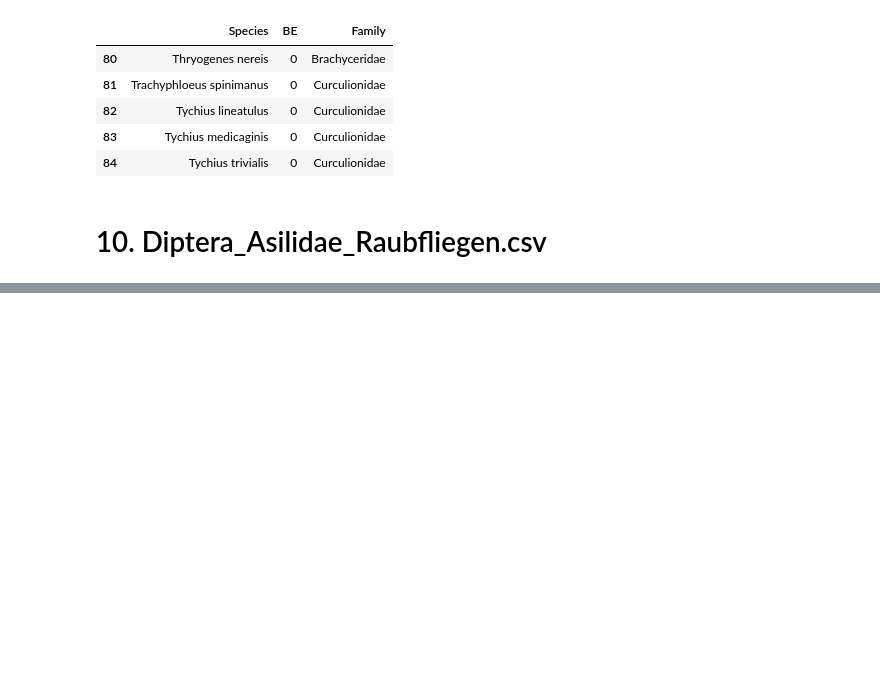
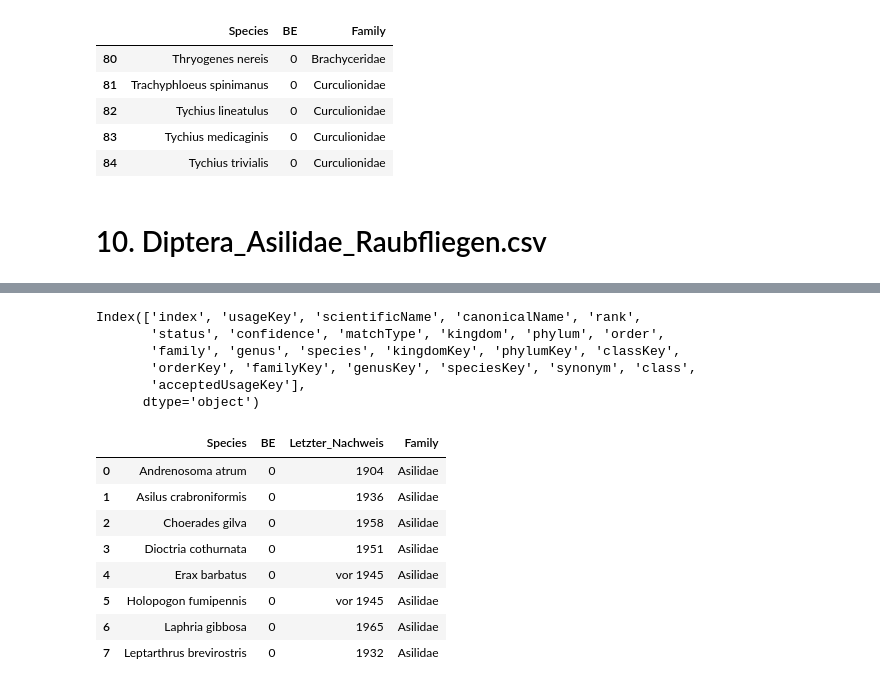
Before and after one commit to Zzzhenya/Berlin-red-list, a Jupyter notebook: Transformation/Raw_csv/Insecta.ipynb, the cells around one changed output, grey strips where cells are left out. Saved outputs shown, nothing was run; the diff lists cells and outputs as text; code cells hidden in the pictures; blank space fills up the shorter version.

```diff
--- a/Transformation/Raw_csv/Insecta.ipynb
+++ b/Transformation/Raw_csv/Insecta.ipynb
@@ -1421,0 +1449,7 @@ df.head()
+# %%
+# Editing species column based on binomial nomenclature
+
+df1 = df.Species.str.split(pat=" ", n = 3, expand = True)
+df1
+df.Species = df1[0].str.cat(df1[1], sep = " ")
+df
@@ -1421,0 +1466,31 @@ df.head()
+# %%
+# Creating a dictionary and extracting GBIF data
+d = {}
+
+for i in df.Species:
+   d[i] = species.name_backbone(name=str(i), kingdom='animals')
+# %%
+gbif_data = pd.DataFrame.from_dict(d, orient = "index")
+gbif_data.reset_index(inplace = True)
+gbif_data.columns
+# %% [output]
+Index(['index', 'usageKey', 'scientificName', 'canonicalName', 'rank',
+       'status', 'confidence', 'matchType', 'kingdom', 'phylum', 'order',
+       'family', 'genus', 'species', 'kingdomKey', 'phylumKey', 'classKey',
+       'orderKey', 'familyKey', 'genusKey', 'speciesKey', 'synonym', 'class',
+       'acceptedUsageKey'],
+      dtype='object')
+# %%
+df["Family"] = gbif_data["family"]
+# %%
+df
+# %% [output]
+|  | Species | BE | Letzter_Nachweis | Family |
+| 0 | Andrenosoma atrum | 0 | 1904 | Asilidae |
+| 1 | Asilus crabroniformis | 0 | 1936 | Asilidae |
+| 2 | Choerades gilva | 0 | 1958 | Asilidae |
+| 3 | Dioctria cothurnata | 0 | 1951 | Asilidae |
+| 4 | Erax barbatus | 0 | vor 1945 | Asilidae |
+| 5 | Holopogon fumipennis | 0 | vor 1945 | Asilidae |
+| 6 | Laphria gibbosa | 0 | 1965 | Asilidae |
+| 7 | Leptarthrus brevirostris | 0 | 1932 | Asilidae |
```
Also changed, not shown: parts of 6 cells of this notebook.
